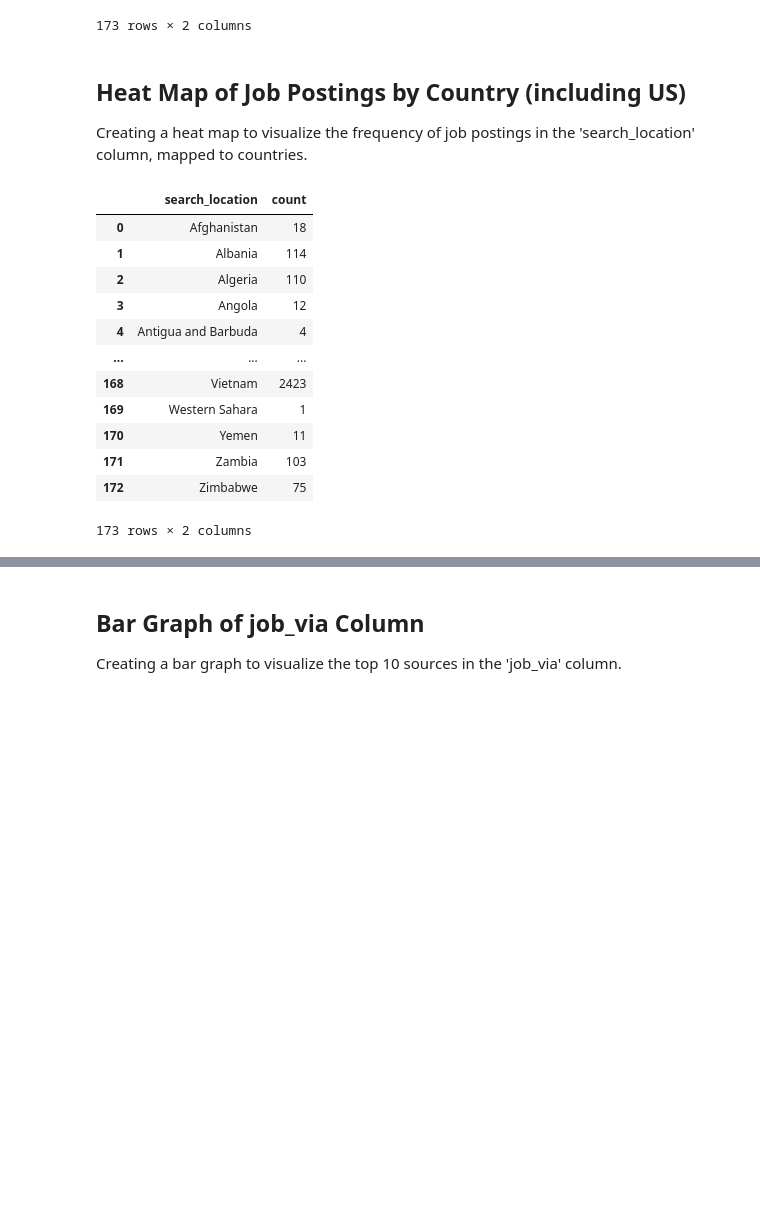
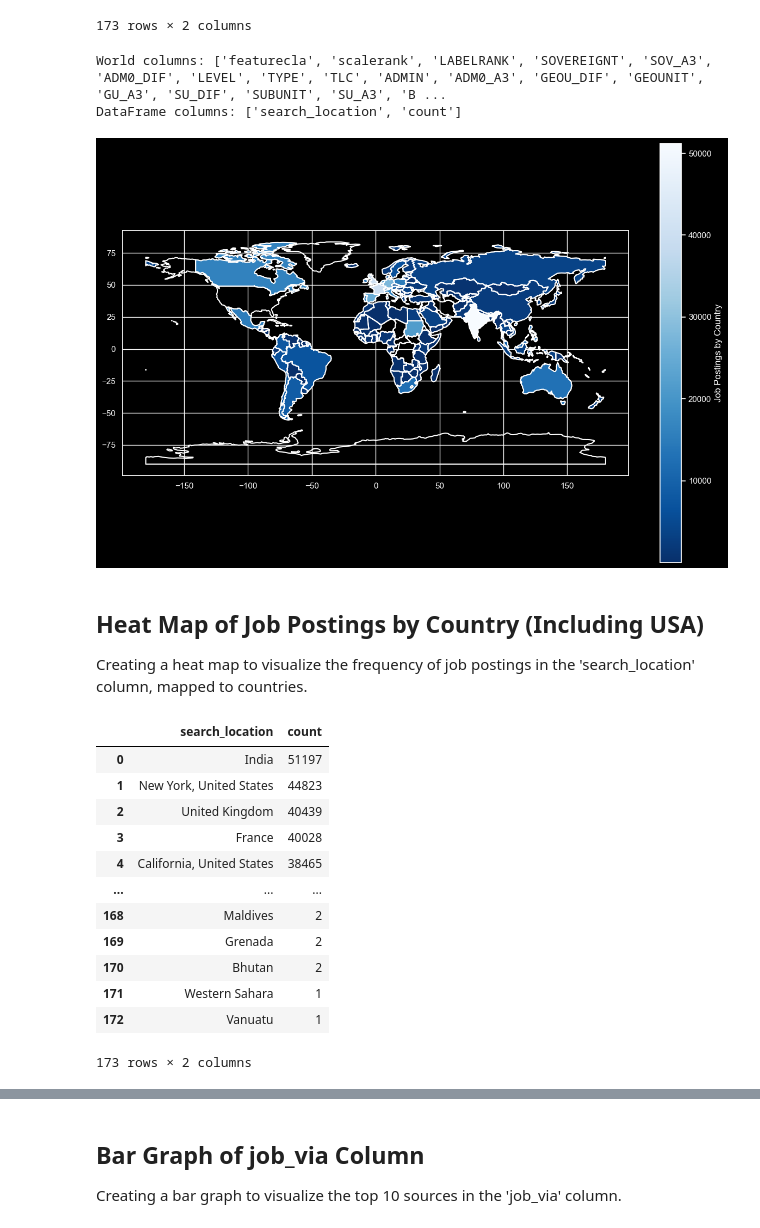
Before and after one commit to EspositoLucas/Data-Job-Market-Analyzer, a Jupyter notebook: 0_Exploratory_Data_Analysis.ipynb, the cells around one changed output, grey strips where cells are left out. Saved outputs shown, nothing was run; the diff lists cells and outputs as text; code cells hidden in the pictures; blank space fills up the shorter version.

```diff
--- a/0_Exploratory_Data_Analysis.ipynb
+++ b/0_Exploratory_Data_Analysis.ipynb
@@ -152,24 +159,32 @@ df
 # %%
 import geopandas as gpd
 import matplotlib.pyplot as plt
-# Load the world map
-world = gpd.read_file(gpd.datasets.get_path('naturalearth_lowres'))
+# Load the world map from the official URL
+world = gpd.read_file('https://raw.githubusercontent.com/nvkelso/natural-earth-vector/master/geojson/ne_110m_admin_0_countries.geojson')
+# First, let's check the column names in both dataframes
+print("World columns:", world.columns.tolist())
+print("DataFrame columns:", df.columns.tolist())
 # Merge the world map with the location_data
-world = world.merge(df, how='left', left_on='name', right_on='search_location')
+world = world.merge(df, how='left', left_on='NAME', right_on='search_location')
 # Plotting the heat map
 fig, ax = plt.subplots(1, figsize=(15, 10))
 world.boundary.plot(ax=ax)
 world.plot(column='count', ax=ax, legend=True, cmap='Blues_r', legend_kwds={'label': 'Job Postings by Country'})
 # Show the plot
 plt.show()
+# %% [output]
+World columns: ['featurecla', 'scalerank', 'LABELRANK', 'SOVEREIGNT', 'SOV_A3', 'ADM0_DIF', 'LEVEL', 'TYPE', 'TLC', 'ADMIN', 'ADM0_A3', 'GEOU_DIF', 'GEOUNIT', 'GU_A3', 'SU_DIF', 'SUBUNIT', 'SU_A3', 'B ...
+DataFrame columns: ['search_location', 'count']
+[figure, added]
 # %% [markdown]
-## Heat Map of Job Postings by Country (including US)
+## Heat Map of Job Postings by Country (Including USA)
 Creating a heat map to visualize the frequency of job postings in the 'search_location' column, mapped to countries.
 # %%
 query = f"""
     SELECT search_location, COUNT(*) as count
     FROM public.job_postings_fact
     GROUP BY search_location
+    ORDER BY 2 desc
 """
 
 df = pd.read_sql(query,conn)
@@ -177,15 +192,15 @@ df = pd.read_sql(query,conn)
 df
 # %% [output]
 |  | search_location | count |
-| 0 | Afghanistan | 18 |
-| 1 | Albania | 114 |
-| 2 | Algeria | 110 |
-| 3 | Angola | 12 |
-| 4 | Antigua and Barbuda | 4 |
+| 0 | India | 51197 |
+| 1 | New York, United States | 44823 |
+| 2 | United Kingdom | 40439 |
+| 3 | France | 40028 |
+| 4 | California, United States | 38465 |
 | ... | ... | ... |
-| 168 | Vietnam | 2423 |
-| 169 | Western Sahara | 1 |
-| 170 | Yemen | 11 |
-| 171 | Zambia | 103 |
-| 172 | Zimbabwe | 75 |
+| 168 | Maldives | 2 |
+| 169 | Grenada | 2 |
+| 170 | Bhutan | 2 |
+| 171 | Western Sahara | 1 |
+| 172 | Vanuatu | 1 |
 173 rows × 2 columns
```
Also changed, not shown: parts of 6 cells of this notebook, 4 other files.
